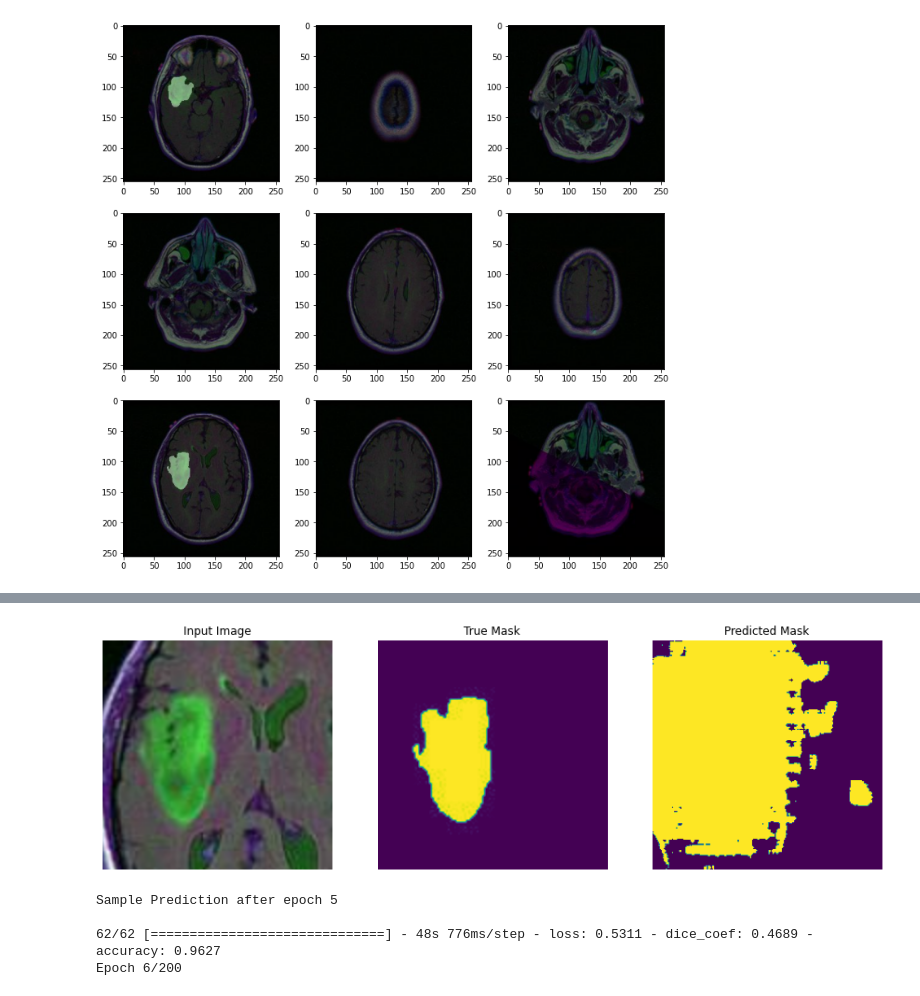
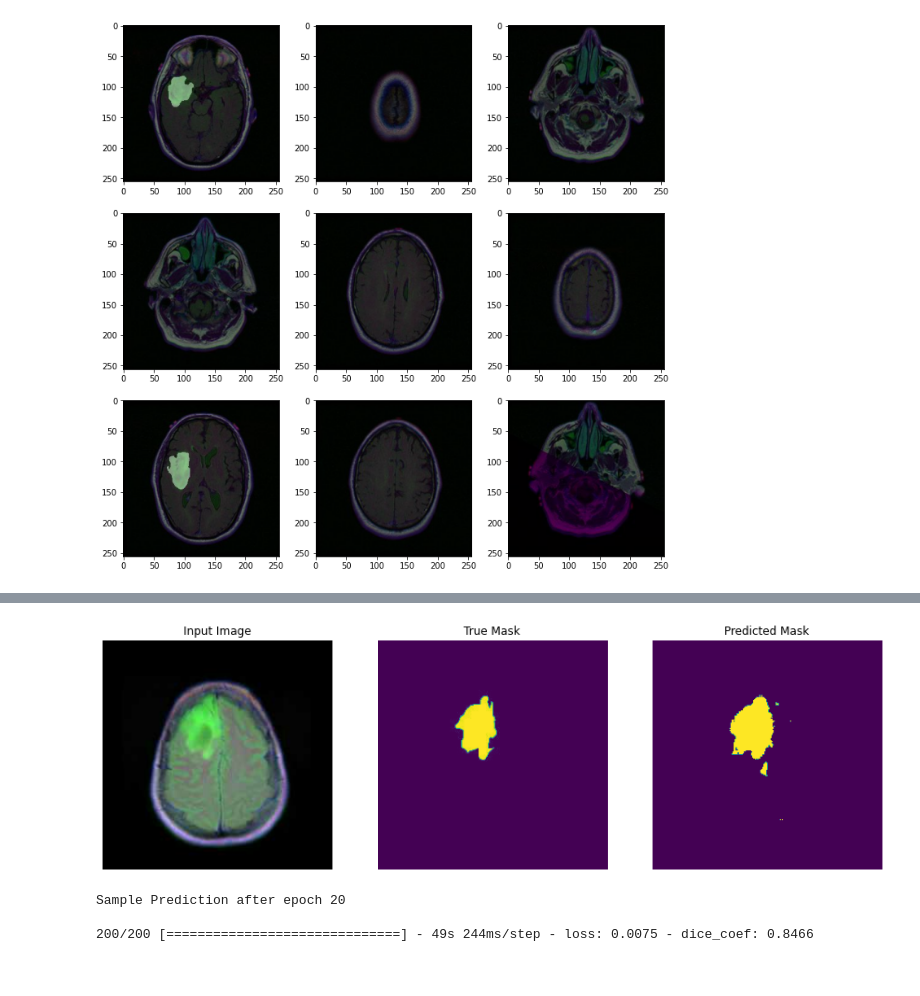
Before and after one commit to SatioO/Algorithms_Example, a Jupyter notebook: Unet with TF2.0.ipynb, the cells around one changed output, grey strips where cells are left out. Drawn from its saved outputs; the diff is of its cells as text; code cells hidden in the pictures.

```diff
--- a/Unet with TF2.0.ipynb
+++ b/Unet with TF2.0.ipynb
@@ -64,7 +64,7 @@ def get_files():
       else:
         image_list.append(file)
 
-  if len(mask_list) == len(mask_list):
+  if len(image_list) == len(mask_list):
     print("success")
   else:
     print("please check your images")
@@ -259,14 +265,14 @@ def ResNet50(input_shape, n_classes = 1000, pooling=None, include_top=False):
     return keras.Model(img_input, x, name='resnet50')
 # %%
 def unet_model(input_shape, output_channels):
-  base_model = ResNet50(include_top=False, input_shape=input_shape)
+  base_model = keras.applications.MobileNetV2(input_shape=input_shape, include_top=False)
 
   layer_names = [
-    'conv1_relu',   # 56x56
-    'activation2c_branch',  # 28x28
-    'activation3d_branch',  # 14x14
-    'activation4f_branch',  # 7x7
-    'activation5c_branch',  # 1x1
+      'block_1_expand_relu',   # 64x64
+      'block_3_expand_relu',   # 32x32
+      'block_6_expand_relu',   # 16x16
+      'block_13_expand_relu',  # 8x8
+      'block_16_project',      # 4x4
   ]
 
   base_layers = [base_model.get_layer(name).output for name in layer_names]
@@ -274,7 +280,7 @@ def unet_model(input_shape, output_channels):
   # Create the feature extraction model
   down_stack = tf.keras.Model(inputs=base_model.input, outputs=base_layers)
 
-  down_stack.trainable = True
+  down_stack.trainable = False
 
   up_stack = [
       pix2pix.upsample(512, 3),  # 4x4 -> 8x8
@@ -304,9 +310,9 @@ def unet_model(input_shape, output_channels):
 
   x = last(x)
 
-  x = layers.Activation("sigmoid")(x)
+  out = layers.Conv2D(filters=1, kernel_size=(1, 1), activation="sigmoid")(x)
 
-  return tf.keras.Model(inputs=inputs, outputs=x)
+  return tf.keras.Model(inputs=inputs, outputs=out)
 # %%
 def display(display_list):
     plt.figure(figsize=(15, 15))
@@ -348,42 +354,45 @@ class DisplayCallback(tf.keras.callbacks.Callback):
 # %%
 import tensorflow.keras.backend as K
 
-def dice_coef(y_true, y_pred, smooth = 1e-15):
-    y_true = tf.keras.layers.Flatten()(y_true)
-    y_pred = tf.keras.layers.Flatten()(y_pred)
-    intersection = tf.reduce_sum(y_true * y_pred)
-    return (2. * intersection + smooth) / (tf.reduce_sum(y_true) + tf.reduce_sum(y_pred) + smooth)
+annealer = tf.keras.callbacks.LearningRateScheduler(lambda x: 1e-3 * 0.8 ** x)
+
+def dice_coef(y_true, y_pred):
+    smooth = 1e-5
+
+    y_true = tf.round(tf.reshape(y_true, [-1]))
+    y_pred = tf.round(tf.reshape(y_pred, [-1]))
+
+    isct = tf.reduce_sum(y_true * y_pred)
+
+    return 2 * isct / (tf.reduce_sum(y_true) + tf.reduce_sum(y_pred))
 
 def dice_loss(y_true, y_pred):
     return 1.0 - dice_coef(y_true, y_pred)
 
 strategy = tf.distribute.MirroredStrategy()
 with strategy.scope():
     model = unet_model((IMG_HEIGHT, IMG_WIDTH, 3), 1)
-    model.compile(optimizer='adam',
-              loss=dice_loss,
-              metrics=["accuracy", dice_coef])
+    model.compile(optimizer="adam", loss='binary_crossentropy', metrics=[dice_coef])
 
 tb = TensorBoard(log_dir='logs', write_graph=True, update_freq='batch')
 mc = ModelCheckpoint(mode='min', filepath='top_weights.h5',
                      monitor='val_loss',
                      save_best_only='True',
                      save_weights_only='True', verbose=1)
 
 ds = DisplayCallback()
 
 callbacks = [ds]
 
 model_history = model.fit(train_dataset,
-                        epochs=EPOCHS,
-                        steps_per_epoch=1000 // BATCH_SIZE,
+                        epochs=20,
+                        steps_per_epoch=200,
                         callbacks=callbacks)
 # %% [output]
-[figure, old version]
+[figure, new version]
-Sample Prediction after epoch 5
+Sample Prediction after epoch 20
 
-62/62 [==============================] - 48s 776ms/step - loss: 0.5311 - dice_coef: 0.4689 - accuracy: 0.9627
-Epoch 6/200
+200/200 [==============================] - 49s 244ms/step - loss: 0.0075 - dice_coef: 0.8466
 # %%
 show_predictions(train_dataset, 20)
 # %% [output]
```
Also changed, not shown: parts of 4 cells of this notebook.
